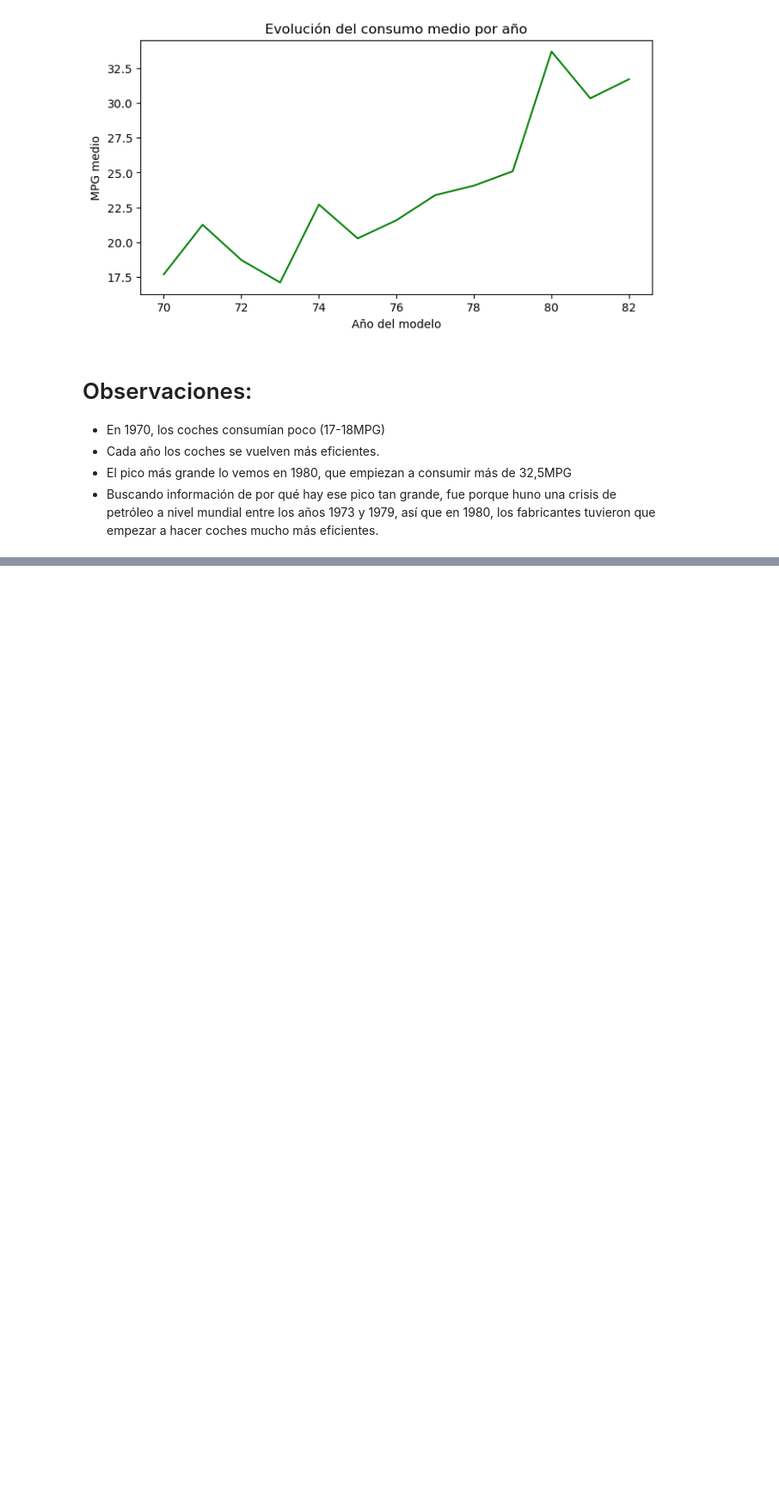
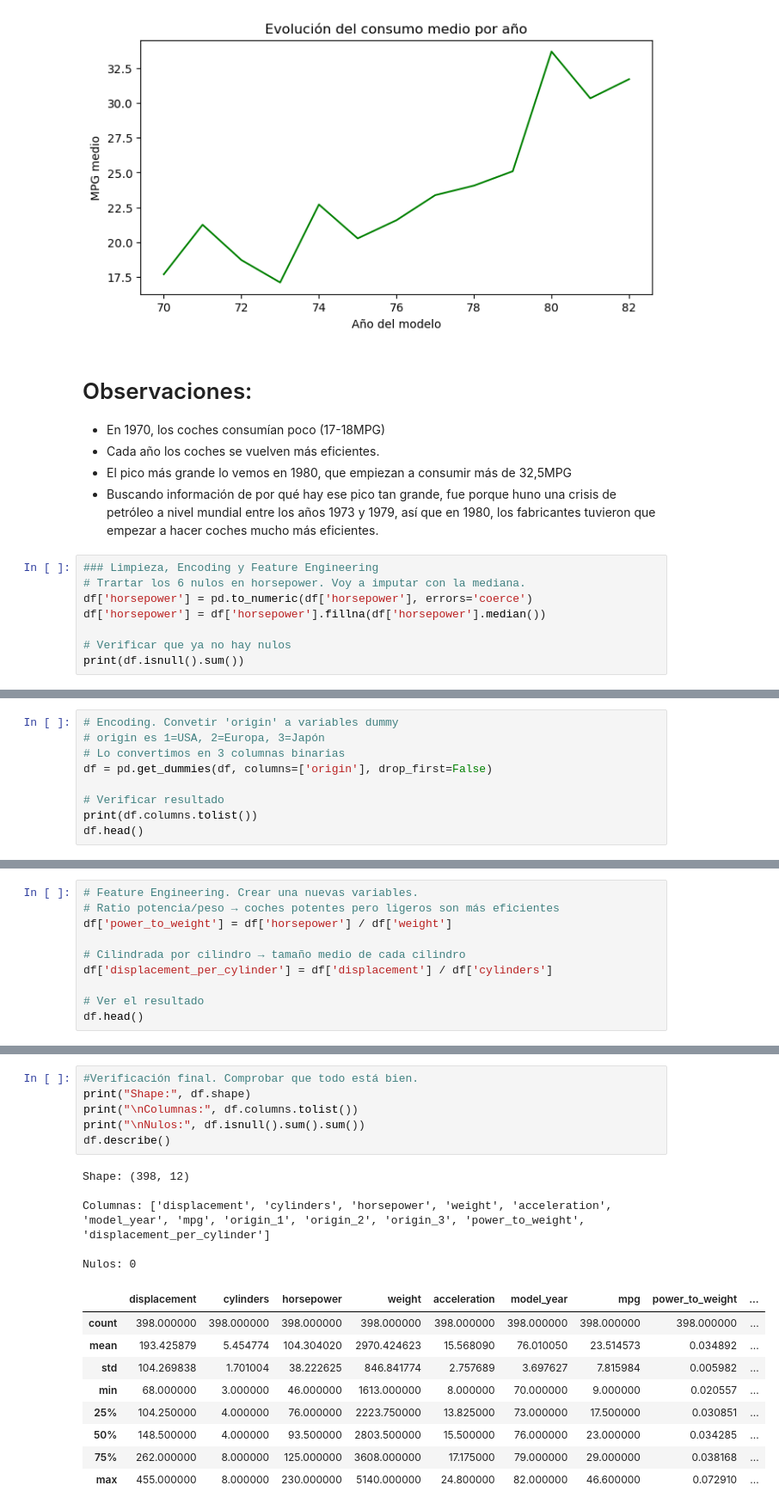
Before and after one commit to erikajcd08/ML_Project_Kickoff_Auto_MPG_Dataset, a Jupyter notebook: 01_notebook.ipynb, the cells around one changed output, grey strips where cells are left out. Shown at 86% size. Saved outputs shown, nothing was run; the diff lists cells and outputs as text; blank space fills up the shorter version.

Commit message:
Limpieza, encoding, y feature engineering parte 1

```diff
--- a/01_notebook.ipynb
+++ b/01_notebook.ipynb
@@ -171,3 +171,11 @@ The `ci` parameter is deprecated. Use `errorbar=None` for the same effect.
 - Cada año los coches se vuelven más eficientes.
 - El pico más grande lo vemos en 1980, que empiezan a consumir más de 32,5MPG
 - Buscando información de por qué hay ese pico tan grande, fue porque huno una crisis de petróleo a nivel mundial entre los años 1973 y 1979, así que en 1980, los fabricantes tuvieron que empezar a hacer coches mucho más eficientes.
+# %%
+### Limpieza, Encoding y Feature Engineering
+# Trartar los 6 nulos en horsepower. Voy a imputar con la mediana.
+df['horsepower'] = pd.to_numeric(df['horsepower'], errors='coerce')
+df['horsepower'] = df['horsepower'].fillna(df['horsepower'].median())
+
+# Verificar que ya no hay nulos
+print(df.isnull().sum())
@@ -173,0 +196,9 @@ The `ci` parameter is deprecated. Use `errorbar=None` for the same effect.
+# %%
+# Encoding. Convetir 'origin' a variables dummy
+# origin es 1=USA, 2=Europa, 3=Japón
+# Lo convertimos en 3 columnas binarias
+df = pd.get_dummies(df, columns=['origin'], drop_first=False)
+
+# Verificar resultado
+print(df.columns.tolist())
+df.head()
@@ -173,0 +213,10 @@ The `ci` parameter is deprecated. Use `errorbar=None` for the same effect.
+# %%
+# Feature Engineering. Crear una nuevas variables.
+# Ratio potencia/peso → coches potentes pero ligeros son más eficientes
+df['power_to_weight'] = df['horsepower'] / df['weight']
+
+# Cilindrada por cilindro → tamaño medio de cada cilindro
+df['displacement_per_cylinder'] = df['displacement'] / df['cylinders']
+
+# Ver el resultado
+df.head()
@@ -173,0 +230,21 @@ The `ci` parameter is deprecated. Use `errorbar=None` for the same effect.
+# %%
+#Verificación final. Comprobar que todo está bien.
+print("Shape:", df.shape)
+print("\nColumnas:", df.columns.tolist())
+print("\nNulos:", df.isnull().sum().sum())
+df.describe()
+# %% [output]
+Shape: (398, 12)
+
+Columnas: ['displacement', 'cylinders', 'horsepower', 'weight', 'acceleration', 'model_year', 'mpg', 'origin_1', 'origin_2', 'origin_3', 'power_to_weight', 'displacement_per_cylinder']
+
+Nulos: 0
+|  | displacement | cylinders | horsepower | weight | acceleration | model_year | mpg | power_to_weight | ... |
+| count | 398.000000 | 398.000000 | 398.000000 | 398.000000 | 398.000000 | 398.000000 | 398.000000 | 398.000000 | ... |
+| mean | 193.425879 | 5.454774 | 104.304020 | 2970.424623 | 15.568090 | 76.010050 | 23.514573 | 0.034892 | ... |
+| std | 104.269838 | 1.701004 | 38.222625 | 846.841774 | 2.757689 | 3.697627 | 7.815984 | 0.005982 | ... |
+| min | 68.000000 | 3.000000 | 46.000000 | 1613.000000 | 8.000000 | 70.000000 | 9.000000 | 0.020557 | ... |
+| 25% | 104.250000 | 4.000000 | 76.000000 | 2223.750000 | 13.825000 | 73.000000 | 17.500000 | 0.030851 | ... |
+| 50% | 148.500000 | 4.000000 | 93.500000 | 2803.500000 | 15.500000 | 76.000000 | 23.000000 | 0.034285 | ... |
+| 75% | 262.000000 | 8.000000 | 125.000000 | 3608.000000 | 17.175000 | 79.000000 | 29.000000 | 0.038168 | ... |
+| max | 455.000000 | 8.000000 | 230.000000 | 5140.000000 | 24.800000 | 82.000000 | 46.600000 | 0.072910 | ... |
```
Also changed, not shown: parts of 3 cells of this notebook.
